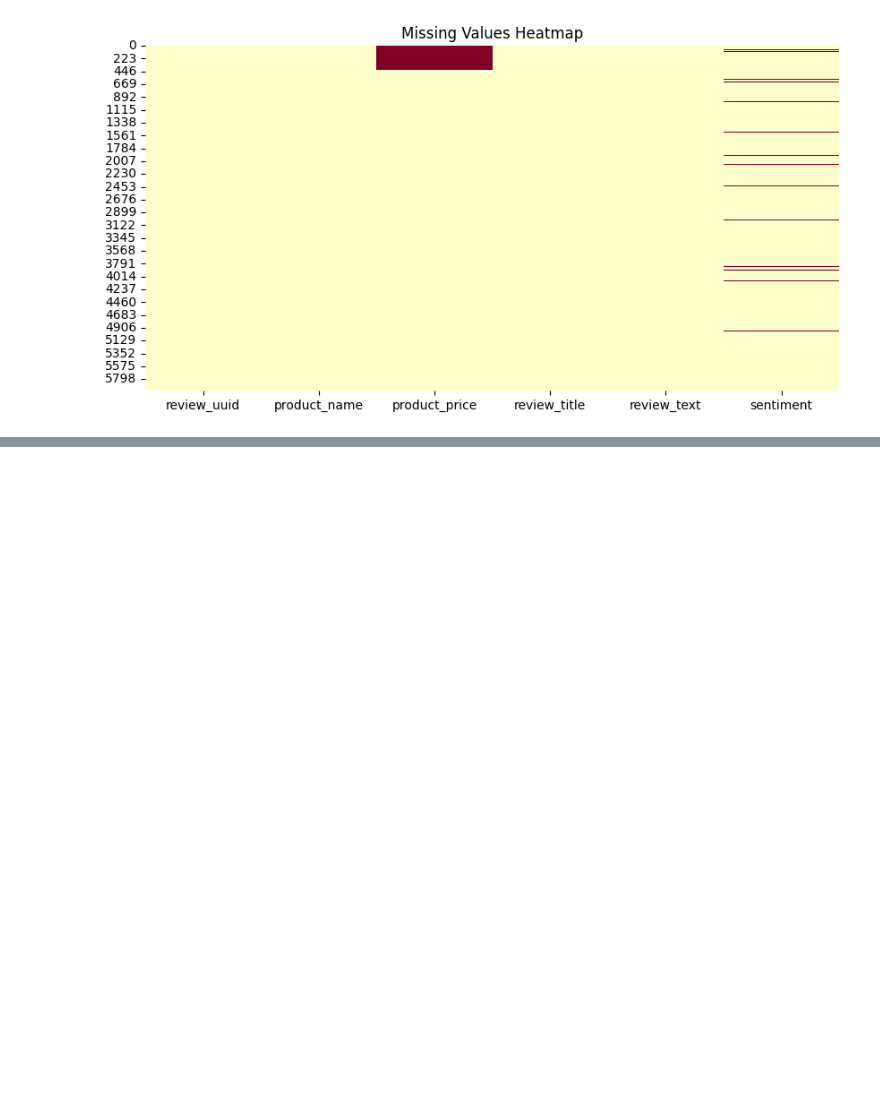
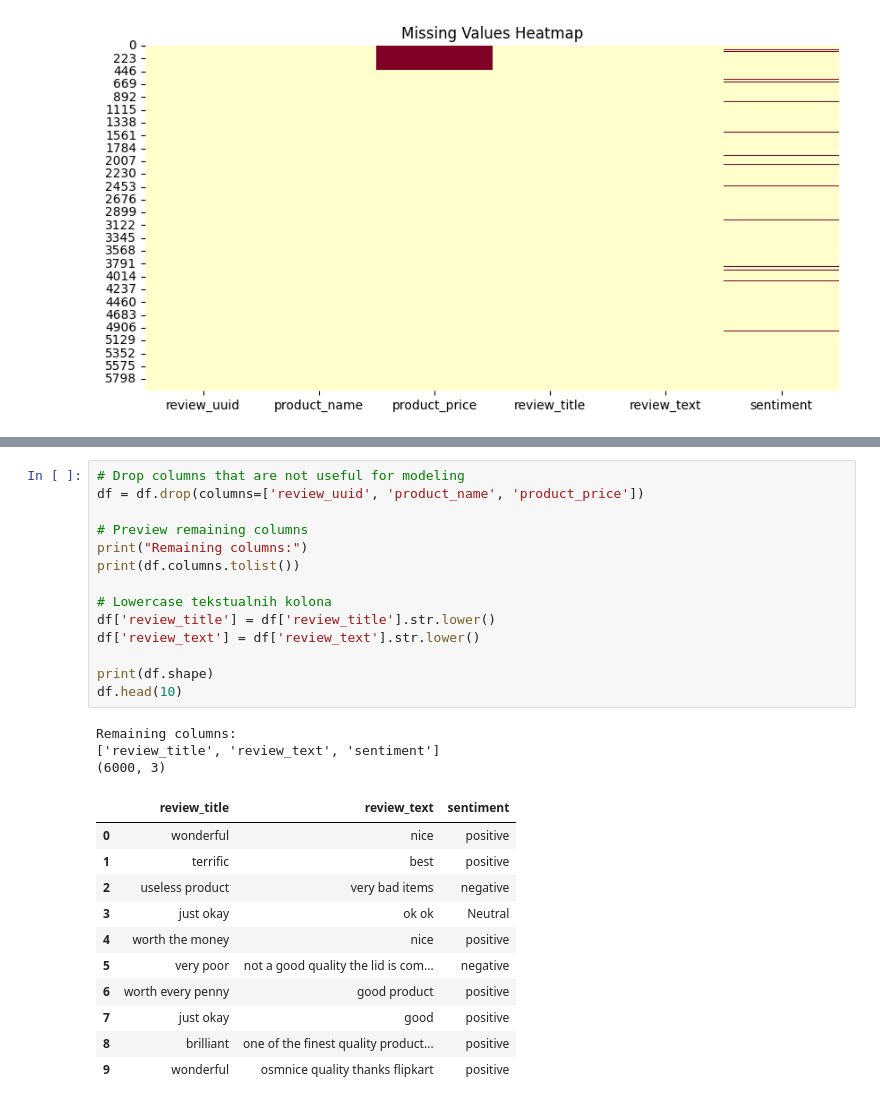
Before and after one commit to RadovanovicSasha/ml_product_reviews_project, a Jupyter notebook: notebook/product_reviews_analysis.ipynb, the cells around one changed output, grey strips where cells are left out. Saved outputs shown, nothing was run; the diff lists cells and outputs as text; blank space fills up the shorter version.

Commit message:
Uklanjanje nepotrebnih kolona, primena .lower notacije.

```diff
--- a/notebook/product_reviews_analysis.ipynb
+++ b/notebook/product_reviews_analysis.ipynb
@@ -133,0 +143,29 @@ Name: count, dtype: int64
+# %%
+# Drop columns that are not useful for modeling
+df = df.drop(columns=['review_uuid', 'product_name', 'product_price'])
+
+# Preview remaining columns
+print("Remaining columns:")
+print(df.columns.tolist())
+
+# Lowercase tekstualnih kolona
+df['review_title'] = df['review_title'].str.lower()
+df['review_text'] = df['review_text'].str.lower()
+
+print(df.shape)
+df.head(10)
+# %% [output]
+Remaining columns:
+['review_title', 'review_text', 'sentiment']
+(6000, 3)
+|  | review_title | review_text | sentiment |
+| 0 | wonderful | nice | positive |
+| 1 | terrific | best | positive |
+| 2 | useless product | very bad items | negative |
+| 3 | just okay | ok ok | Neutral |
+| 4 | worth the money | nice | positive |
+| 5 | very poor | not a good quality the lid is com... | negative |
+| 6 | worth every penny | good product | positive |
+| 7 | just okay | good | positive |
+| 8 | brilliant | one of the finest quality product... | positive |
+| 9 | wonderful | osmnice quality thanks flipkart | positive |
```
Also changed, not shown: parts of 5 cells of this notebook.
